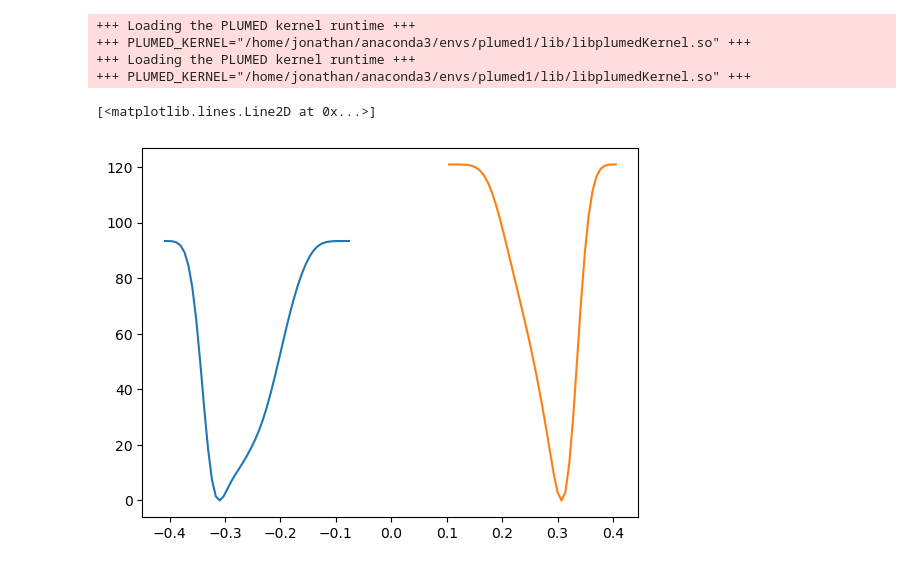
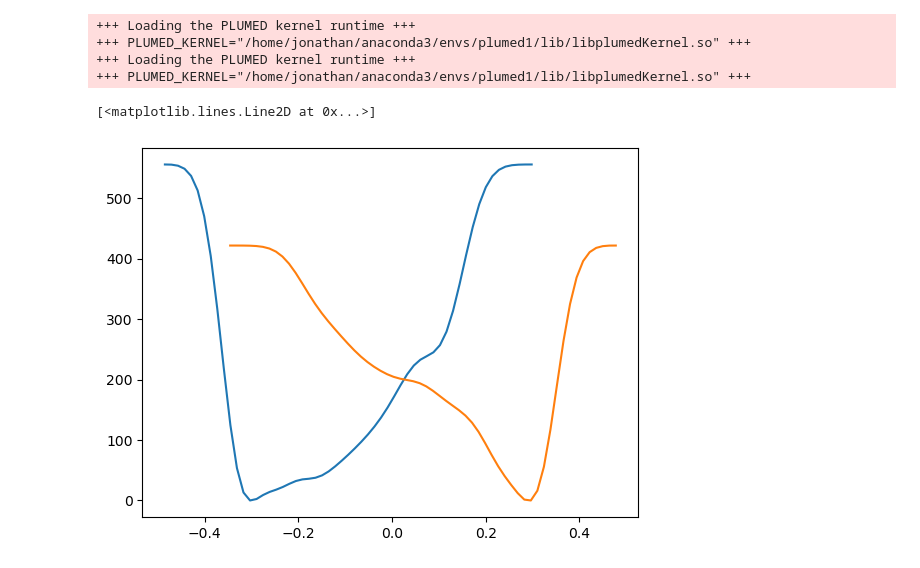
Before and after one commit to JonathanHB/aac1-nt-transport, a Jupyter notebook: metadynamics/run4/scripts/1d_analysis.ipynb, the cells around one changed output. Drawn from its saved outputs; the diff is of its cells as text; code cells hidden in the pictures.

```diff
--- a/metadynamics/run4/scripts/1d_analysis.ipynb
+++ b/metadynamics/run4/scripts/1d_analysis.ipynb
@@ -7,26 +129,26 @@ import os
 # %%
 runnum=4
-date="011426"
+date="011626"
 fesfile_c = f"/home/jonathan/Documents/grabelab/aac1-nt-transport/metadynamics/run{runnum}/run_c/summed_hills/fes-{date}.dat"
 fesfile_m = f"/home/jonathan/Documents/grabelab/aac1-nt-transport/metadynamics/run{runnum}/run_m/summed_hills/fes-{date}.dat"
 
 
 #read and plot metadynamics potential
 data_c = plumed.read_as_pandas(fesfile_c)
 c_pc_f1b = list(data_c["pc_f1b"])
 c_energy = list(data_c["file.free"])
 
 plt.plot(c_pc_f1b, c_energy)
 
 data_m = plumed.read_as_pandas(fesfile_m)
 m_pc_f1b = list(data_m["pc_f1b"])
 m_energy = list(data_m["file.free"])
 plt.plot(m_pc_f1b, m_energy)
 # %% [output]
 +++ Loading the PLUMED kernel runtime +++
 +++ PLUMED_KERNEL="/home/jonathan/anaconda3/envs/plumed1/lib/libplumedKernel.so" +++
 +++ Loading the PLUMED kernel runtime +++
 +++ PLUMED_KERNEL="/home/jonathan/anaconda3/envs/plumed1/lib/libplumedKernel.so" +++
 [<matplotlib.lines.Line2D at 0x...>]
-[figure, old version]
+[figure, new version]
 # %%
```
Also changed, not shown: parts of 3 cells of this notebook, 2 other files.
